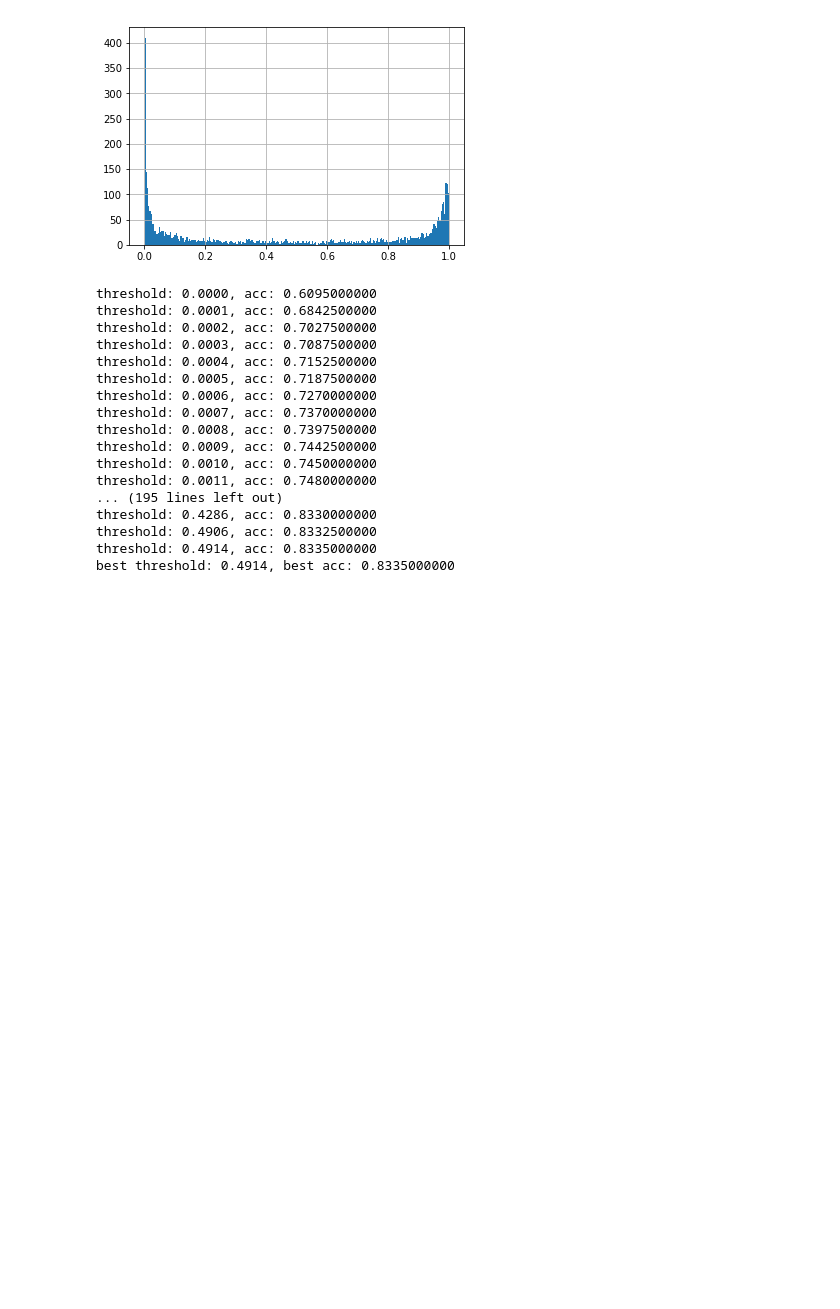
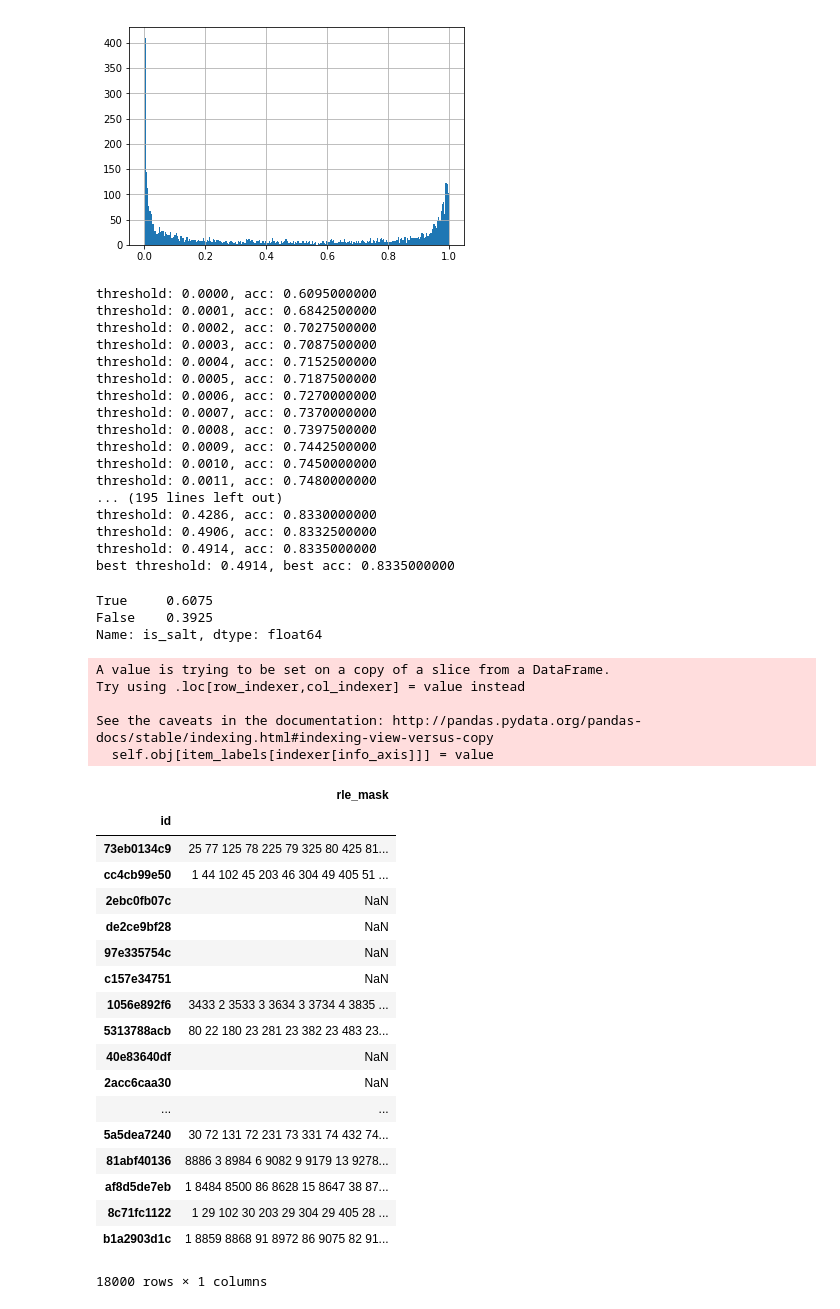
Before and after one commit to MitsuruFujiwara/TGS-Salt-Identification-Challenge, a Jupyter notebook: share/Check.ipynb, the cells around one changed output. Drawn from its saved outputs; the diff is of its cells as text; code cells hidden in the pictures; blank space fills up the shorter version.

```diff
--- a/share/Check.ipynb
+++ b/share/Check.ipynb
@@ -93,3 +95,11 @@ threshold: 0.4286, acc: 0.8330000000
 threshold: 0.4906, acc: 0.8332500000
 threshold: 0.4914, acc: 0.8335000000
 best threshold: 0.4914, best acc: 0.8335000000
+# %%
+test_df.loc[:,'is_salt'] = test_df.is_salt>best_threshold
+# %%
+test_df.is_salt.value_counts() / len(test_df)
+# %% [output]
+True     0.6075
+False    0.3925
+Name: is_salt, dtype: float64
@@ -95,0 +108,10 @@ best threshold: 0.4914, best acc: 0.8335000000
+# %%
+sub = pd.read_csv('../output/submission_bst.csv', index_col=0)
+# %%
+sub[~test_df['is_salt']].loc[:,'rle_mask'] = np.nan
+# %% [output]
+A value is trying to be set on a copy of a slice from a DataFrame.
+Try using .loc[row_indexer,col_indexer] = value instead
+
+See the caveats in the documentation: http://pandas.pydata.org/pandas-docs/stable/indexing.html#indexing-view-versus-copy
+  self.obj[item_labels[indexer[info_axis]]] = value
@@ -95,0 +120,22 @@ best threshold: 0.4914, best acc: 0.8335000000
+# %%
+sub
+# %% [output]
+|  | rle_mask |
+| id |  |
+| 73eb0134c9 | 25 77 125 78 225 79 325 80 425 81... |
+| cc4cb99e50 | 1 44 102 45 203 46 304 49 405 51 ... |
+| 2ebc0fb07c | NaN |
+| de2ce9bf28 | NaN |
+| 97e335754c | NaN |
+| c157e34751 | NaN |
+| 1056e892f6 | 3433 2 3533 3 3634 3 3734 4 3835 ... |
+| 5313788acb | 80 22 180 23 281 23 382 23 483 23... |
+| 40e83640df | NaN |
+| 2acc6caa30 | NaN |
+| ... | ... |
+| 5a5dea7240 | 30 72 131 72 231 73 331 74 432 74... |
+| 81abf40136 | 8886 3 8984 6 9082 9 9179 13 9278... |
+| af8d5de7eb | 1 8484 8500 86 8628 15 8647 38 87... |
+| 8c71fc1122 | 1 29 102 30 203 29 304 29 405 28 ... |
+| b1a2903d1c | 1 8859 8868 91 8972 86 9075 82 91... |
+18000 rows × 1 columns
```
Also changed, not shown: parts of 3 cells of this notebook, 4 other files.
